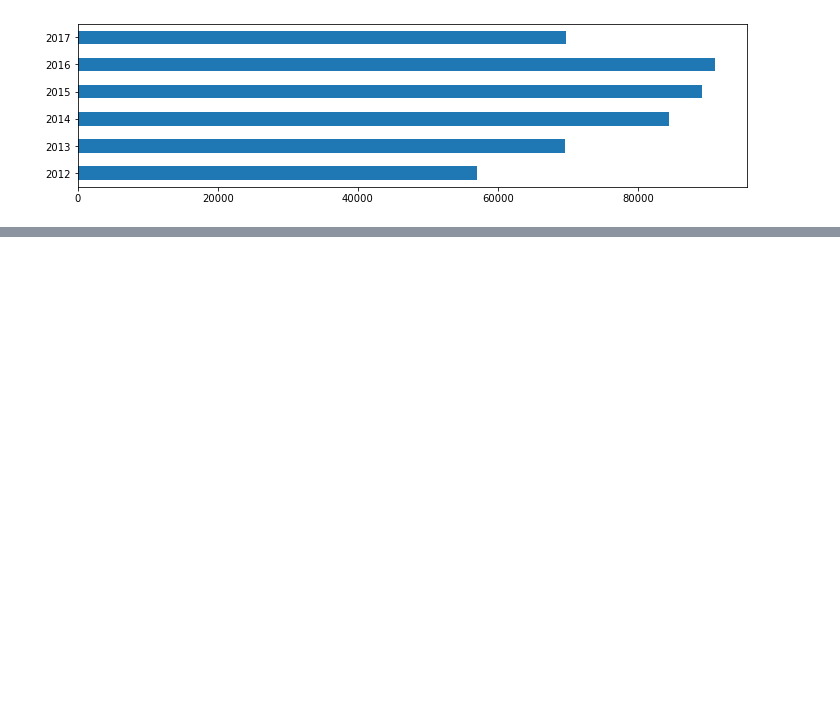
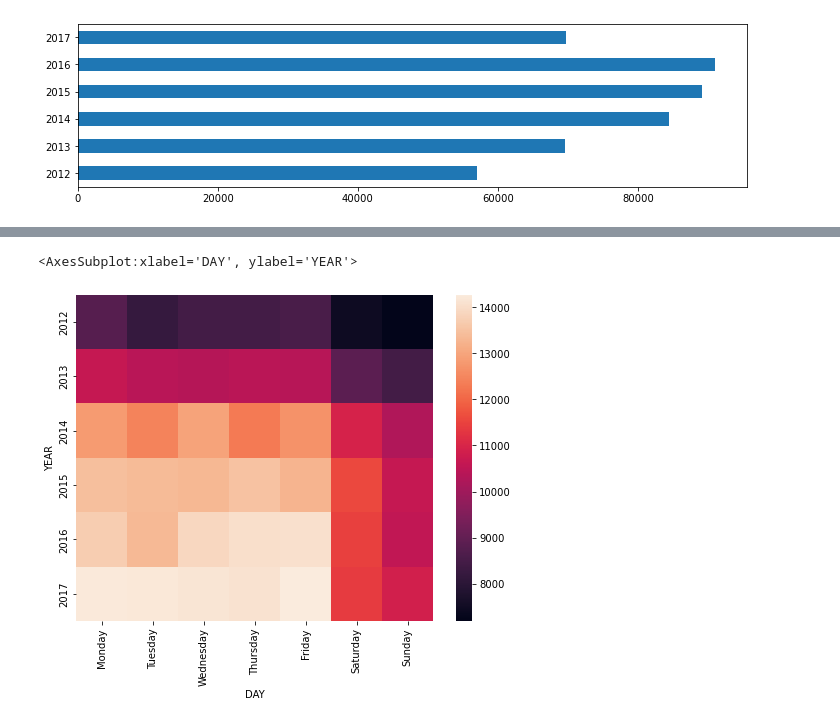
Before and after one commit to minstrel1149/pandas_practice-cookbook1, a Jupyter notebook: pd_cookbook_2_chapter12.ipynb, the cells around one changed output, grey strips where cells are left out. Saved outputs shown, nothing was run; the diff lists cells and outputs as text; code cells hidden in the pictures; blank space fills up the shorter version.

```diff
--- a/pd_cookbook_2_chapter12.ipynb
+++ b/pd_cookbook_2_chapter12.ipynb
@@ -482,0 +517,13 @@ days = ['Monday', 'Tuesday', 'Wednesday', 'Thursday', 'Friday', 'Saturday', 'Sun
+# %%
+def update_2017(df):
+    df.loc[2017, :] = df.loc[2017, :].div(0.748).astype('int')
+    return df
+# %%
+table = (crime
+ .groupby([crime.loc[:, 'REPORTED_DATE'].dt.year.rename('YEAR'), crime.loc[:, 'REPORTED_DATE'].dt.day_name().rename('DAY')])
+ .size()
+ .unstack()
+ .reindex(days, axis=1)
+ .pipe(update_2017)
+)
+table
@@ -482,0 +539,6 @@ days = ['Monday', 'Tuesday', 'Wednesday', 'Thursday', 'Friday', 'Saturday', 'Sun
+# %%
+fig, ax = plt.subplots(figsize=(8, 6))
+sns.heatmap(table, ax=ax)
+# %% [output]
+<AxesSubplot:xlabel='DAY', ylabel='YEAR'>
+[figure, added]
```
Also changed, not shown: parts of 15 cells of this notebook, 1 other file.
